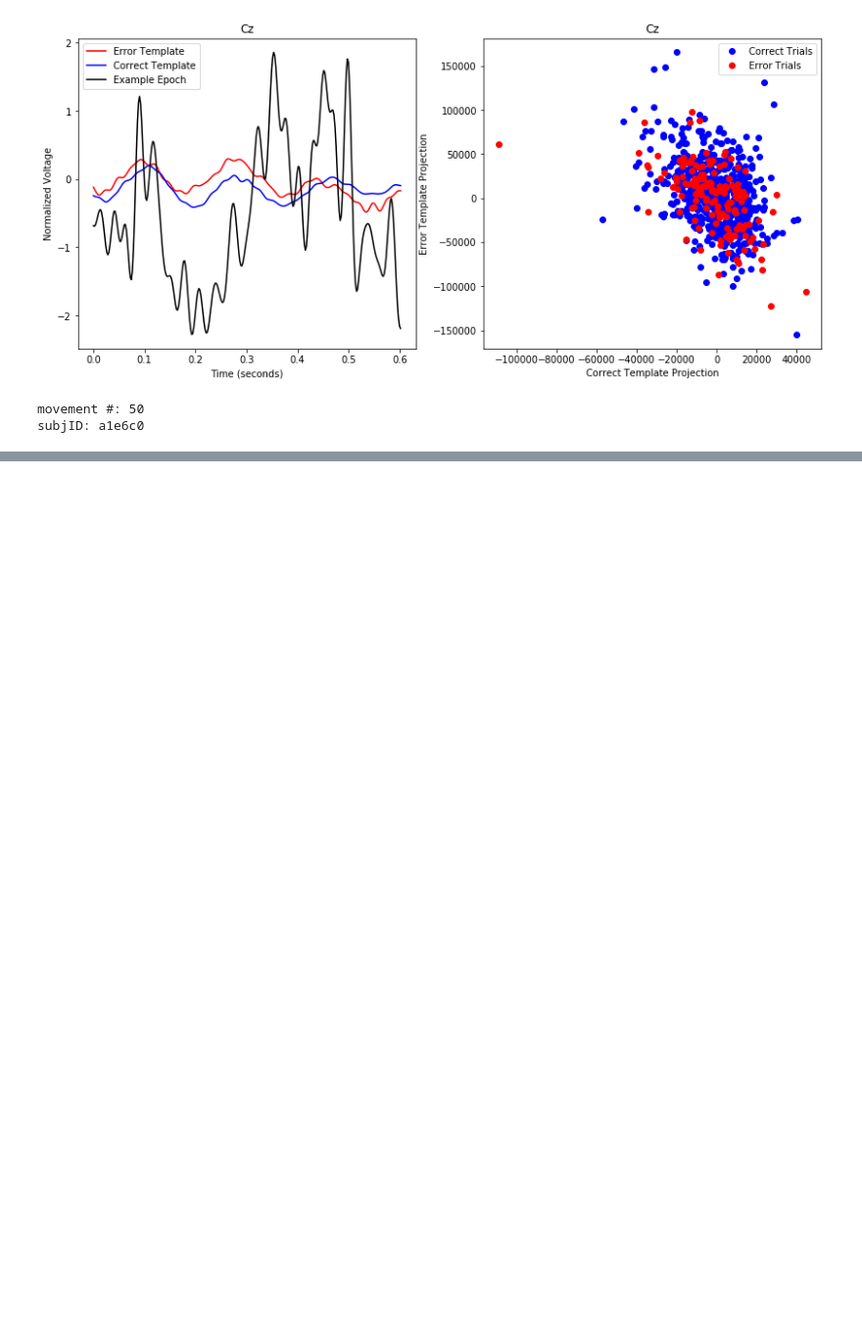
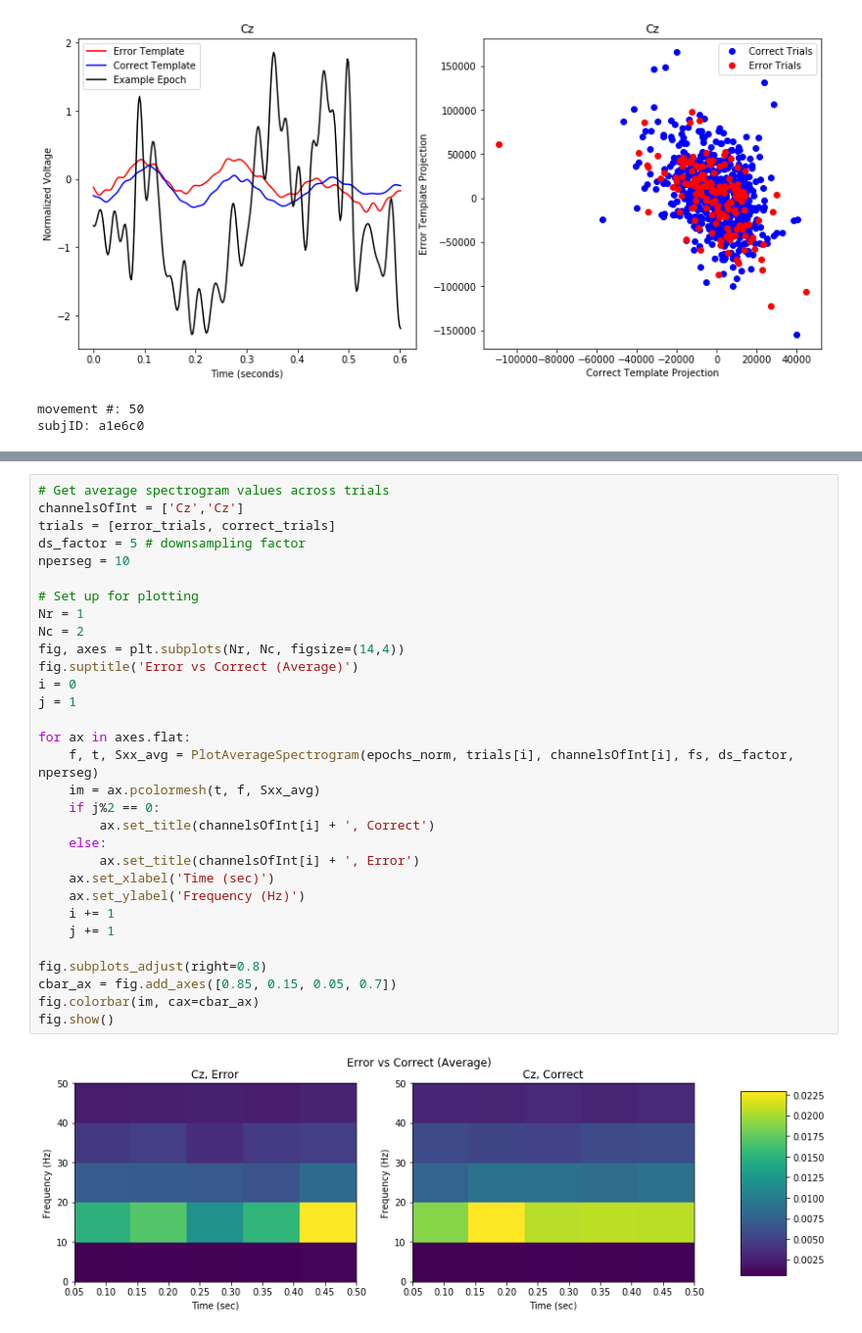
Before and after one commit to lpjiang97/EEG-CoAdaptation, a Jupyter notebook: Analysis/Check_Error_Template.ipynb, the cells around one changed output, grey strips where cells are left out. Shown: that part at 98% size. Drawn from its saved outputs; the diff is of its cells as text; blank space fills up the shorter version.

Commit message:
added error spectrogram plot

```diff
--- a/Analysis/Check_Error_Template.ipynb
+++ b/Analysis/Check_Error_Template.ipynb
@@ -446,0 +493,33 @@ subjID: a1e6c0
+# %%
+# Get average spectrogram values across trials
+channelsOfInt = ['Cz','Cz']
+trials = [error_trials, correct_trials]
+ds_factor = 5 # downsampling factor
+nperseg = 10
+
+# Set up for plotting
+Nr = 1
+Nc = 2
+fig, axes = plt.subplots(Nr, Nc, figsize=(14,4))
+fig.suptitle('Error vs Correct (Average)')
+i = 0
+j = 1
+
+for ax in axes.flat:
+    f, t, Sxx_avg = PlotAverageSpectrogram(epochs_norm, trials[i], channelsOfInt[i], fs, ds_factor, nperseg)
+    im = ax.pcolormesh(t, f, Sxx_avg)
+    if j%2 == 0:
+        ax.set_title(channelsOfInt[i] + ', Correct')
+    else:
+        ax.set_title(channelsOfInt[i] + ', Error')
+    ax.set_xlabel('Time (sec)')
+    ax.set_ylabel('Frequency (Hz)')
+    i += 1
+    j += 1
+
+fig.subplots_adjust(right=0.8)
+cbar_ax = fig.add_axes([0.85, 0.15, 0.05, 0.7])
+fig.colorbar(im, cax=cbar_ax)
+fig.show()
+# %% [output]
+[figure, added]
```
Also changed, not shown: parts of 11 cells of this notebook, 2 other files.
